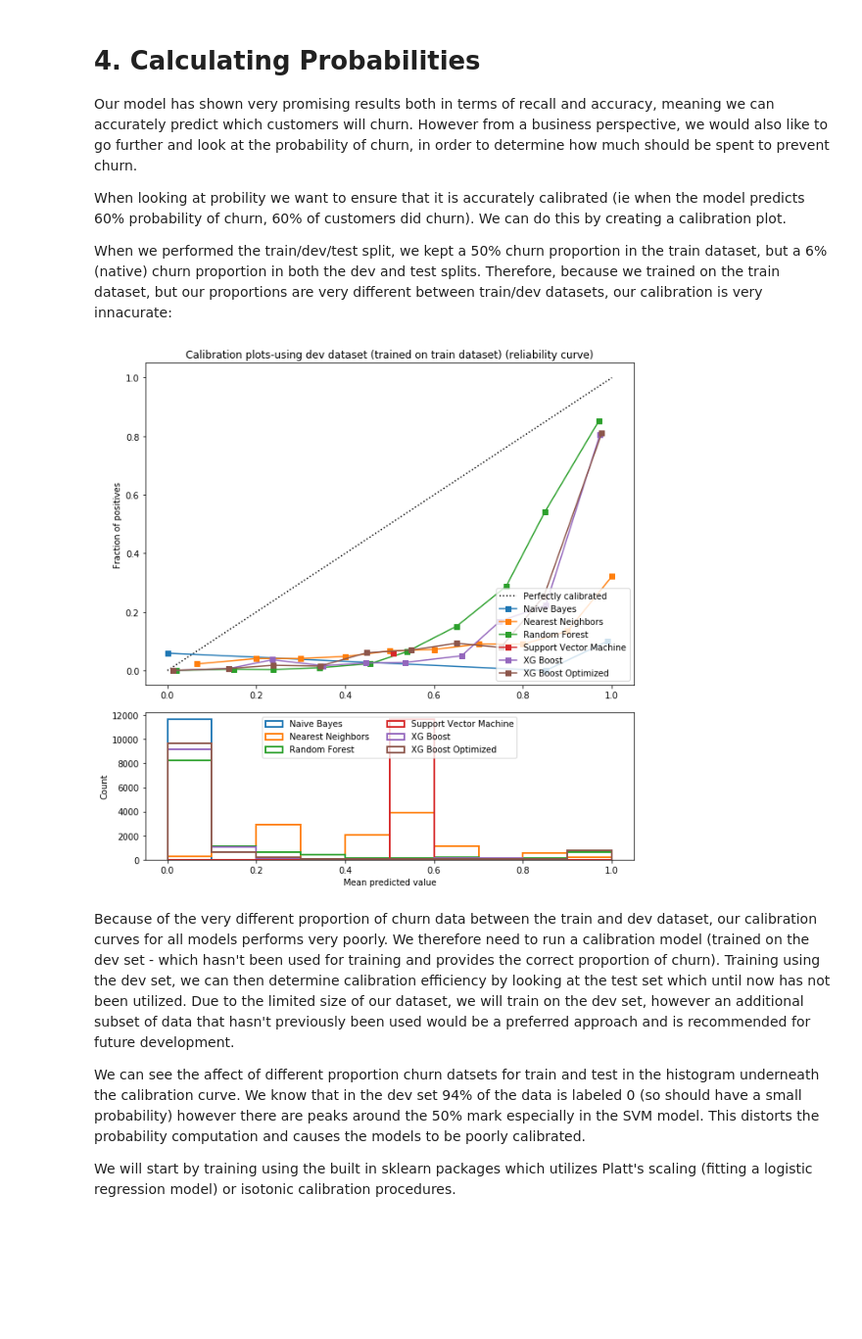
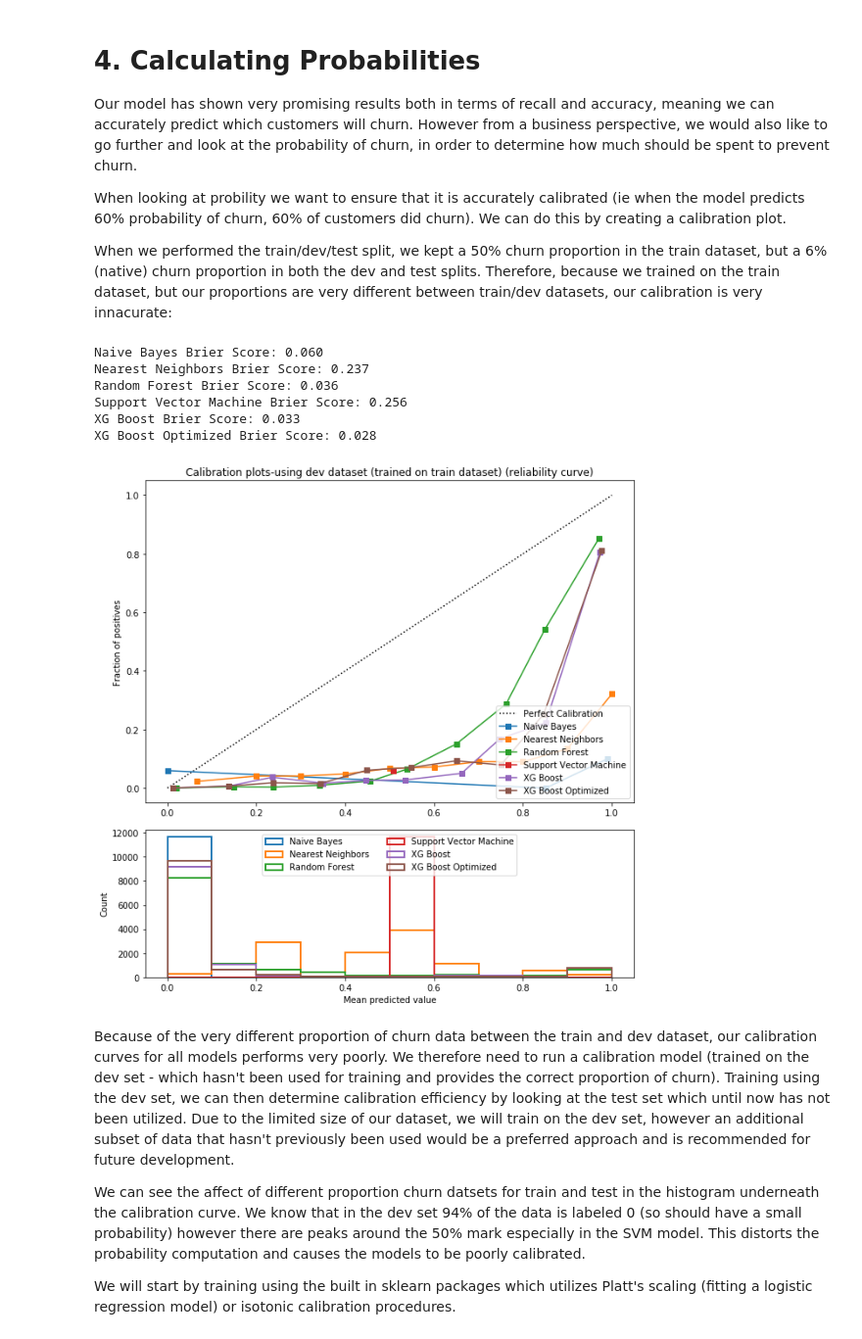
Before and after one commit to ajolson89/W207Fall2018Final, a Jupyter notebook: W207_FinalProj_02MLModels_KennedyKhannaOlson_Final.ipynb, the cells around one changed output. Shown at 98% size. Drawn from its saved outputs; the diff is of its cells as text; code cells hidden in the pictures; blank space fills up the shorter version.

Commit message:
Modified calibration to use function

```diff
--- a/W207_FinalProj_02MLModels_KennedyKhannaOlson_Final.ipynb
+++ b/W207_FinalProj_02MLModels_KennedyKhannaOlson_Final.ipynb
@@ -657,40 +657,62 @@ When looking at probility we want to ensure that it is accurately calibrated (ie
 
 When we performed the train/dev/test split, we kept a 50% churn proportion in the train dataset, but a 6% (native) churn proportion in both the dev and test splits. Therefore, because we trained on the train dataset, but our proportions are very different between train/dev datasets, our calibration is very innacurate:
 # %%
-plt.figure(figsize=(9, 9))
-ax1 = plt.subplot2grid((3, 1), (0, 0), rowspan=2)
-ax2 = plt.subplot2grid((3, 1), (2, 0))
+def plot_calibration(models, testing_data, testing_labels):
+    """ This function plots calibration plot using sklearn packages in order to visualize
+    the efficiency in which models predict probabilities. It is based on the work presented
+    in the sklearn documentation (http://scikit-learn.org/stable/auto_examples/calibration/plot_calibration_curve.html).
 
-ax1.plot([0, 1], [0, 1], "k:", label="Perfectly calibrated")
-for clf, name in [(clf_NB_Gauss, 'Naive Bayes'),
-                  (clf_neigh, 'Nearest Neighbors'),
-                  (clf_RF, 'Random Forest'),
-                  (clf_SVM, 'Support Vector Machine'),
-                  (clf_XGB, 'XG Boost'),
-                  (clf_GS_XGB, 'XG Boost Optimized')]:
-    #Extract positive probablities from each of the models tested in order to plot
-    prob_pos = clf.predict_proba(dev_data)[:, 1]
-    fraction_of_positives, mean_predicted_value = \
-        calibration_curve(dev_labels, prob_pos, n_bins=10)
+    Also prints the brier score for reference.
 
-    ax1.plot(mean_predicted_value, fraction_of_positives, "s-",
-             label="%s" % (name, ))
+    Args:
+        models: A list of tuples that contain the pre-fit model (with predict_proba as a method)
+            as well as a string of the name of the model
+        testing_data: Data used for testing the pre-fit model. **Data should not have previously
+            been used for testing
+        testing_labels: Labels for the testing data
 
-    ax2.hist(prob_pos, range=(0, 1), bins=10, label=name,
-             histtype="step", lw=2)
+    Returns:
+        N/A: Prints plot to screen
 
-ax1.set_ylabel("Fraction of positives")
-ax1.set_ylim([-0.05, 1.05])
-ax1.legend(loc="lower right")
-ax1.set_title('Calibration plots-using dev dataset (trained on train dataset) (reliability curve)')
 
-ax2.set_xlabel("Mean predicted value")
-ax2.set_ylabel("Count")
-ax2.legend(loc="upper center", ncol=2)
+    """
+    plt.figure(figsize=(9, 9))
+    ax1 = plt.subplot2grid((3, 1), (0, 0), rowspan=2)
+    ax2 = plt.subplot2grid((3, 1), (2, 0))
+    ax1.plot([0,1], [0,1], 'k:', label='Perfect Calibration')
+    for clf, name in models:
+        prob_pos = clf.predict_proba(testing_data)[:,1]
+        frac_pos, mean_pred = calibration_curve(testing_labels, prob_pos, n_bins = 10)
+        ax1.plot(mean_pred, frac_pos, "s-", label='%s' %(name,))
+        ax2.hist(prob_pos, range=(0,1), bins=10, label=name, histtype='step', lw=2)
+        #Print the Brier Score - used for quantifying calibration success
+        print("%s Brier Score: %1.3f" %(name, brier_score_loss(testing_labels, prob_pos)))
+    ax1.set_ylabel("Fraction of positives")
+    ax1.set_ylim([-0.05, 1.05])
+    ax1.legend(loc="lower right")
+    ax1.set_title('Calibration plots-using dev dataset (trained on train dataset) (reliability curve)')
 
-plt.tight_layout()
+    ax2.set_xlabel("Mean predicted value")
+    ax2.set_ylabel("Count")
+    ax2.legend(loc="upper center", ncol=2)
+
+    plt.tight_layout()
-# %% [output]
-[figure, removed]
+# %%
+model = [(clf_NB_Gauss, 'Naive Bayes'),
+                  (clf_neigh, 'Nearest Neighbors'),
+                  (clf_RF, 'Random Forest'),
+                  (clf_SVM, 'Support Vector Machine'),
+                  (clf_XGB, 'XG Boost'),
+                  (clf_GS_XGB, 'XG Boost Optimized')]
+plot_calibration(model, dev_data, dev_labels)
+# %% [output]
+Naive Bayes Brier Score: 0.060
+Nearest Neighbors Brier Score: 0.237
+Random Forest Brier Score: 0.036
+Support Vector Machine Brier Score: 0.256
+XG Boost Brier Score: 0.033
+XG Boost Optimized Brier Score: 0.028
+[figure, added]
 # %% [markdown]
 Because of the very different proportion of churn data between the train and dev dataset, our calibration curves for all models performs very poorly. We therefore need to run a calibration model (trained on the dev set - which hasn't been used for training and provides the correct proportion of churn). Training using the dev set, we can then determine calibration efficiency by looking at the test set which until now has not been utilized. Due to the limited size of our dataset, we will train on the dev set, however an additional subset of data that hasn't previously been used would be a preferred approach and is recommended for future development.
 
```
Also changed, not shown: parts of 17 cells of this notebook.
